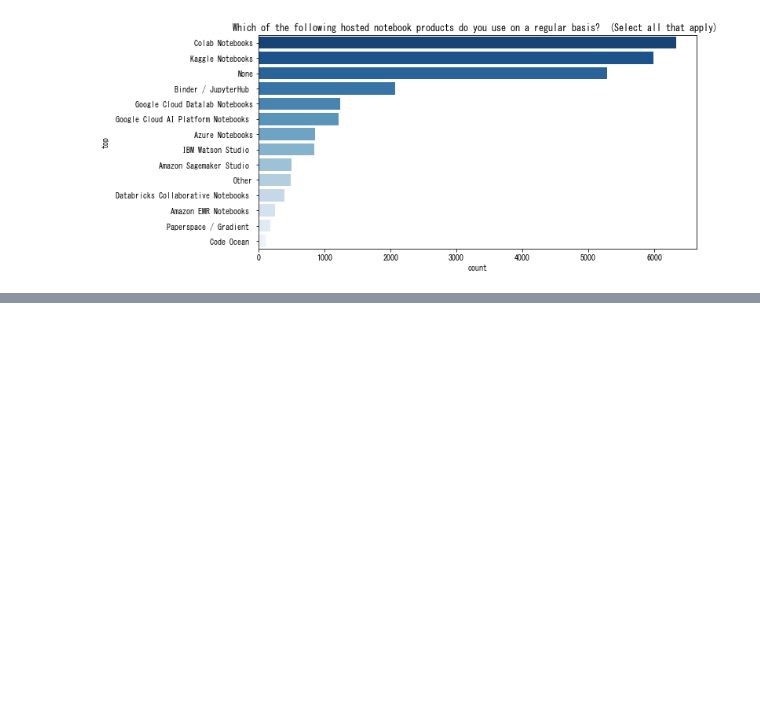
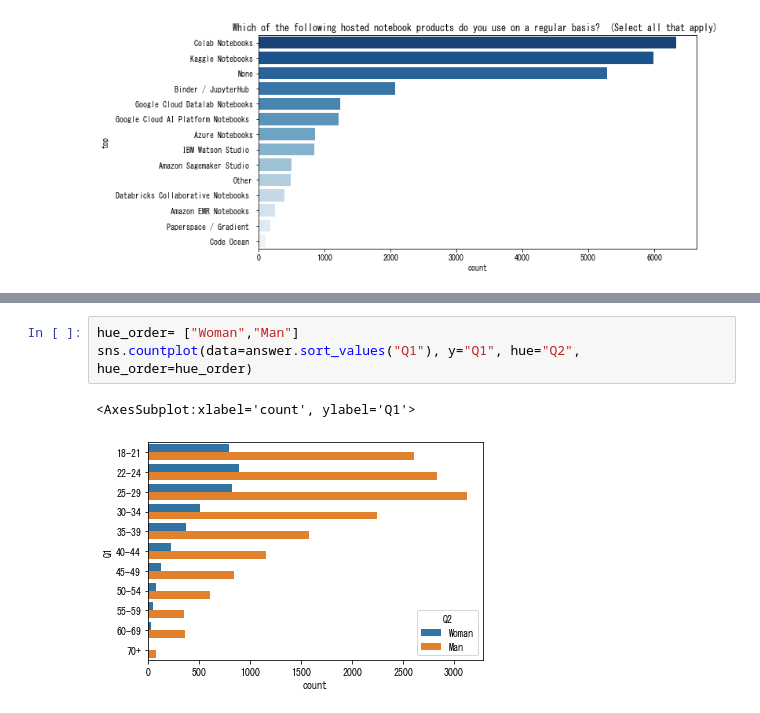
Before and after one commit to thdn1234/Python-Kaggle-ML-DS-survey-2020, a Jupyter notebook: kaggle-survey-2020.ipynb, the cells around one changed output, grey strips where cells are left out. Drawn from its saved outputs; the diff is of its cells as text; blank space fills up the shorter version.

```diff
--- a/kaggle-survey-2020.ipynb
+++ b/kaggle-survey-2020.ipynb
@@ -527,0 +541,6 @@ show_multiple_choice_barplot_by_qno("Q10")
+# %%
+hue_order= ["Woman","Man"]
+sns.countplot(data=answer.sort_values("Q1"), y="Q1", hue="Q2", hue_order=hue_order)
+# %% [output]
+<AxesSubplot:xlabel='count', ylabel='Q1'>
+[figure, added]
```
Also changed, not shown: parts of 23 cells of this notebook.
